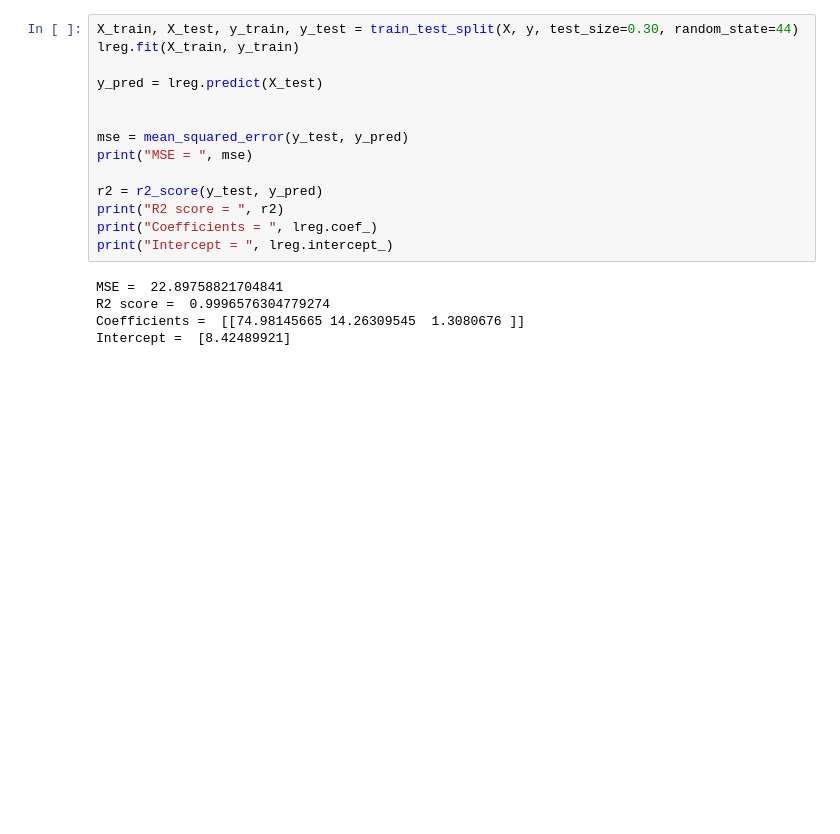
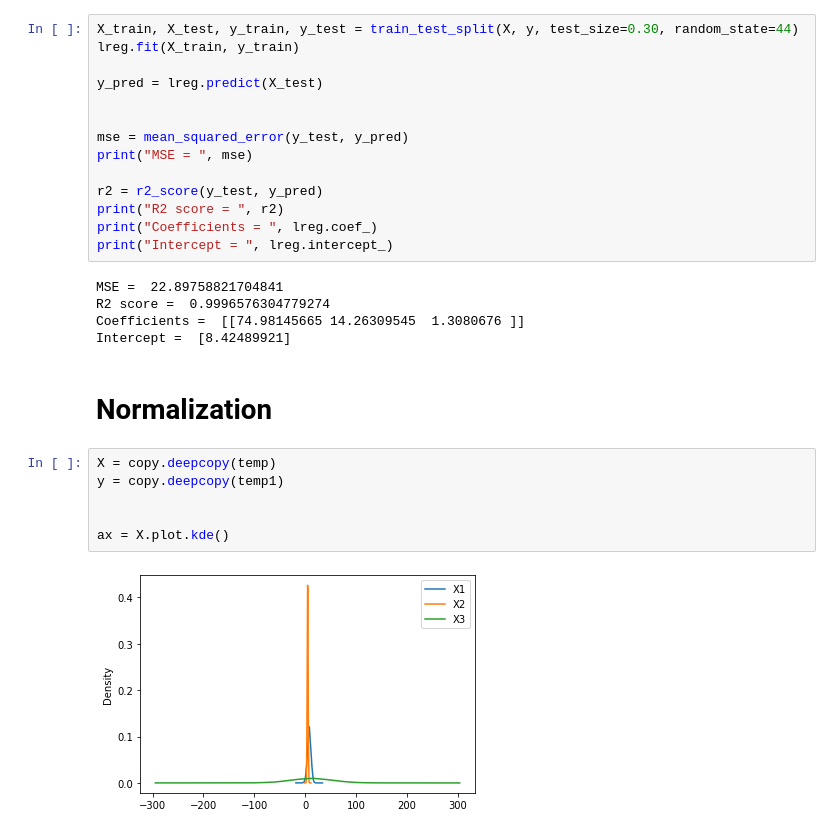
Before and after one commit to faisalm14/702-Coursework, a Jupyter notebook: 702 Task2.ipynb, the cells around one changed output. Drawn from its saved outputs; the diff is of its cells as text; blank space fills up the shorter version.

```diff
--- a/702 Task2.ipynb
+++ b/702 Task2.ipynb
@@ -546,3 +548,13 @@ MSE =  22.89758821704841
 R2 score =  0.9996576304779274
 Coefficients =  [[74.98145665 14.26309545  1.3080676 ]]
 Intercept =  [8.42489921]
+# %% [markdown]
+# Normalization
+# %%
+X = copy.deepcopy(temp)
+y = copy.deepcopy(temp1)
+
+
+ax = X.plot.kde()
+# %% [output]
+[figure, added]
```
Also changed, not shown: parts of 13 cells of this notebook.
